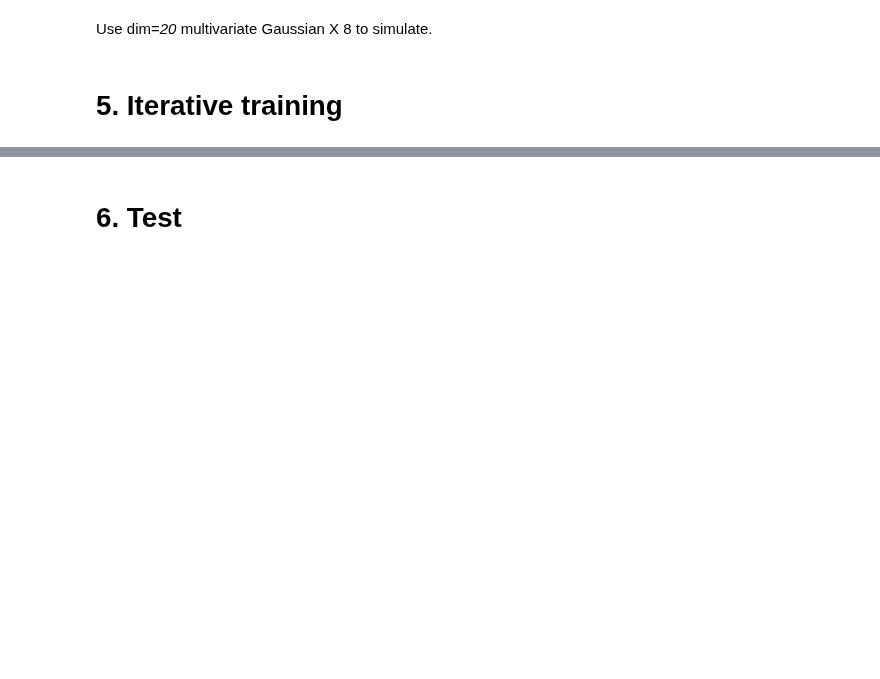
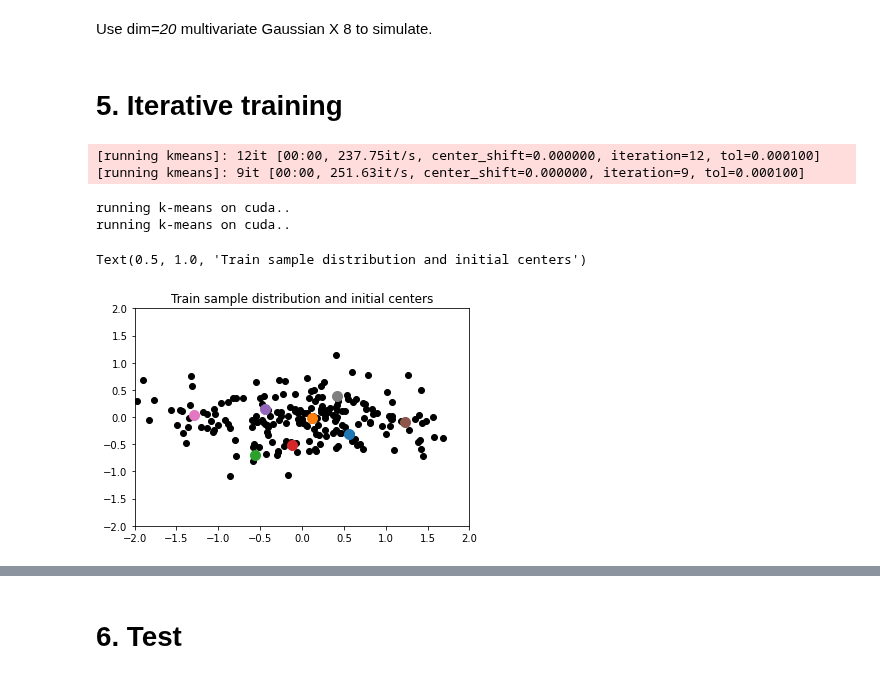
Before and after one commit to Pengchengzhi/Face-Alignment-DRF, a Jupyter notebook: main.ipynb, the cells around one changed output, grey strips where cells are left out. Cells and saved outputs as stored; diff of their text form; code cells hidden in the pictures; blank space fills up the shorter version.

```diff
--- a/main.ipynb
+++ b/main.ipynb
@@ -141,3 +151,11 @@ plt.scatter(x2,y2,c='r',label='Sample test pts')
+# %%
+helen_train = helen_train/224
+mean_shape = mean_shape/224
+
+train_tensor = train_tensor/224
+train_label = train_label/224
+test_tensor = test_tensor/224
+test_label = test_label/224
 # %% [markdown]
 # 3. Sample pictures from train set
 # %%
@@ -222,35 +241,51 @@ def nme_ocular(predict, actual):
 Total_train = 3
 
 # Init CNN
-num_epochs = 200
+num_epochs = 500
 learning_rate = 0.01
 
-layer1_cnn = CNN_module()
+layer1_cnn = CNN_module().to(device)
 criterion = nn.L1Loss()
 optimizer = torch.optim.Adam(layer1_cnn.parameters(),lr=learning_rate)
 
 # Init Regression Forest
-pi = torch.ones(8)/8
-train_label_rf = torch.from_numpy(helen_train[0:200,:]).float()*1e-3 # (200, 20)
+rf_num = 8 # number of gaussian
+rf_dim = 2 # dimension of multivariate gaussian
 
-rf_iters = 50
-init_mu = torch.rand(8,20)
-init_sigma = torch.zeros(8,20,20)
-for i in range(8):
-  init_mu[i,:] = torch.sum(train_label_rf,dim=0)/200
-  init_sigma[i,:,:] = torch.abs(torch.diag(1/init_mu[i,:]))
+rf_iters = 500
+train_label_rf = torch.from_numpy(helen_train[0:train_size,0:rf_dim]).float().to(device)
+
+pi = torch.ones(rf_num)/rf_num
+init_sigma = torch.zeros(rf_num,rf_dim,rf_dim)
+
+cluster_ids_x, cluster_centers = kmeans(X=train_label_rf, num_clusters=rf_num,device=device)
+_, init_mu = kmeans(X=train_label_rf, num_clusters=rf_num,device=device)
+
+for i in range(rf_num):
+  #init_sigma[i,:,:] = torch.abs(torch.diag(1/init_mu[i,:]))
+  init_sigma[i,:,:] = torch.eye(rf_dim)
 
 states = {}
-states['pi'] = pi
-states['mu'] = init_mu
-states['sigma'] = init_sigma
-
-if torch.cuda.is_available():
-  layer1_cnn.cuda()
-  train_tensor = train_tensor.cuda()
-  states['pi'] = pi.cuda()
-  states['mu'] = init_mu.cuda()
-  states['sigma'] = init_sigma.cuda()
-  eig_vecs = eig_vecs.cuda()
-  train_label = train_label.cuda()
-  mean_shape = mean_shape.cuda()
+states['pi'] = pi.to(device)
+states['mu'] = init_mu.to(device)
+states['sigma'] = init_sigma.to(device)
+# %% [output]
+[running kmeans]: 12it [00:00, 237.75it/s, center_shift=0.000000, iteration=12, tol=0.000100]
+[running kmeans]: 9it [00:00, 251.63it/s, center_shift=0.000000, iteration=9, tol=0.000100]
+running k-means on cuda..
+running k-means on cuda..
+# %%
+x = train_label_rf[:,0].cpu()
+y = train_label_rf[:,1].cpu()
+plt.scatter(x,y,c='k')
+
+for i in range(rf_num):
+  x = states['mu'][i,0].cpu()
+  y = states['mu'][i,1].cpu()
+  plt.scatter(x,y,marker='o',s=100)
+plt.xlim(-2, 2)
+plt.ylim(-2, 2)
+plt.title('Train sample distribution and initial centers')
+# %% [output]
+Text(0.5, 1.0, 'Train sample distribution and initial centers')
+[figure, added]
```
Also changed, not shown: parts of 16 cells of this notebook.
